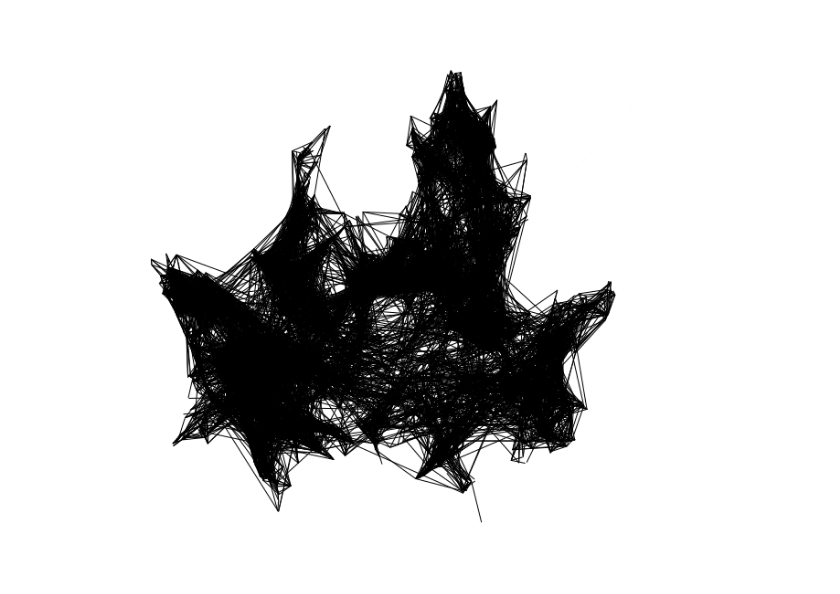
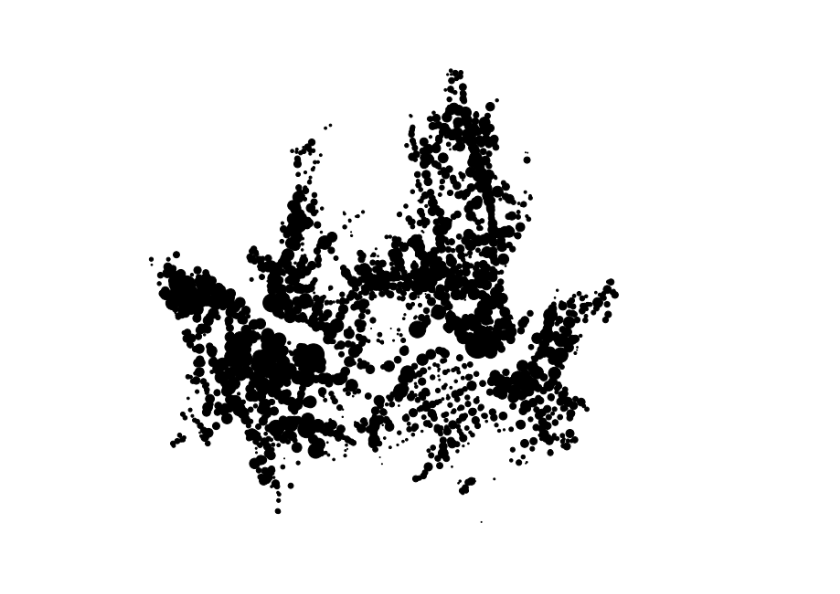
Before and after one commit to GyoHeon/UOS_bicycle, a Jupyter notebook: network_plot.ipynb, the cells around one changed output. Drawn from its saved outputs; the diff is of its cells as text; code cells hidden in the pictures.

Commit message:
add node weight

```diff
--- a/network_plot.ipynb
+++ b/network_plot.ipynb
@@ -76,3 +87,28 @@ scc_2 = nx.number_strongly_connected_components(G2)
+# %%
+# node weight save. node 순서대로
+on_in_weight = []
+on_out_weight = []
+for i in G1.nodes:
+    if G1.nodes[i]['in'] > 0:
+        on_in_weight.append(G1.nodes[i]['in'])
+    else:
+        on_in_weight.append(0)
+    if G1.nodes[i]['out'] > 0:
+        on_out_weight.append(G1.nodes[i]['out'])
+    else:
+        on_out_weight.append(0)
+
+off_in_weight = []
+off_out_weight = []
+for i in G2.nodes:
+    if G2.nodes[i]['in'] > 0:
+        off_in_weight.append(G2.nodes[i]['in'])
+    else:
+        off_in_weight.append(0)
+    if G2.nodes[i]['out'] > 0:
+        off_out_weight.append(G2.nodes[i]['out'])
+    else:
+        off_out_weight.append(0)
 # %%
 # calculate shortest path
 short1 = nx.shortest_path(G1)
@@ -126,14 +162,20 @@ plt.show()
 # %%
+'''
+Network : G1, G2
+node_size:G1(on_in_weight, on_out_weight)
+          G2(off_in_weight, off_out_weight)
+'''
+
 plt.figure(figsize = (11,11))
 
-nx.draw_networkx(G1,
+nx.draw_networkx(G2,
                  location,
                  node_color='black',
-                 node_size=0,
+                 node_size=off_out_weight,
                  with_labels = False,
-                 arrowsize = 0.1,
-                 width = 1)
+                 arrowsize = 0,
+                 width = 0)
 plt.axis('off')
 plt.show()
 # %% [output]
-[figure, old version]
+[figure, new version]
```
Also changed, not shown: parts of 7 cells of this notebook.
